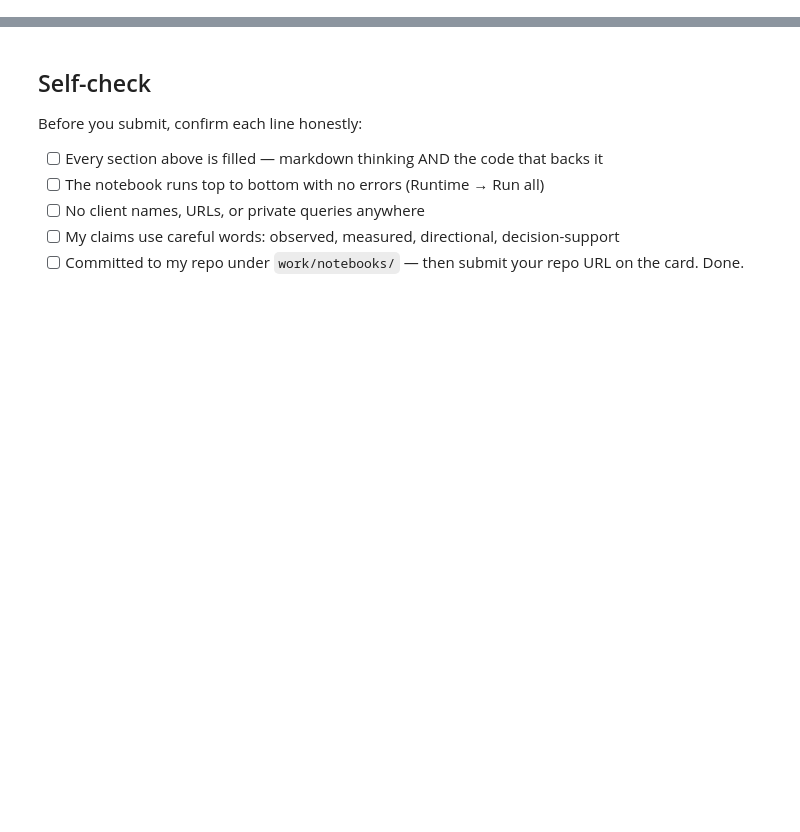
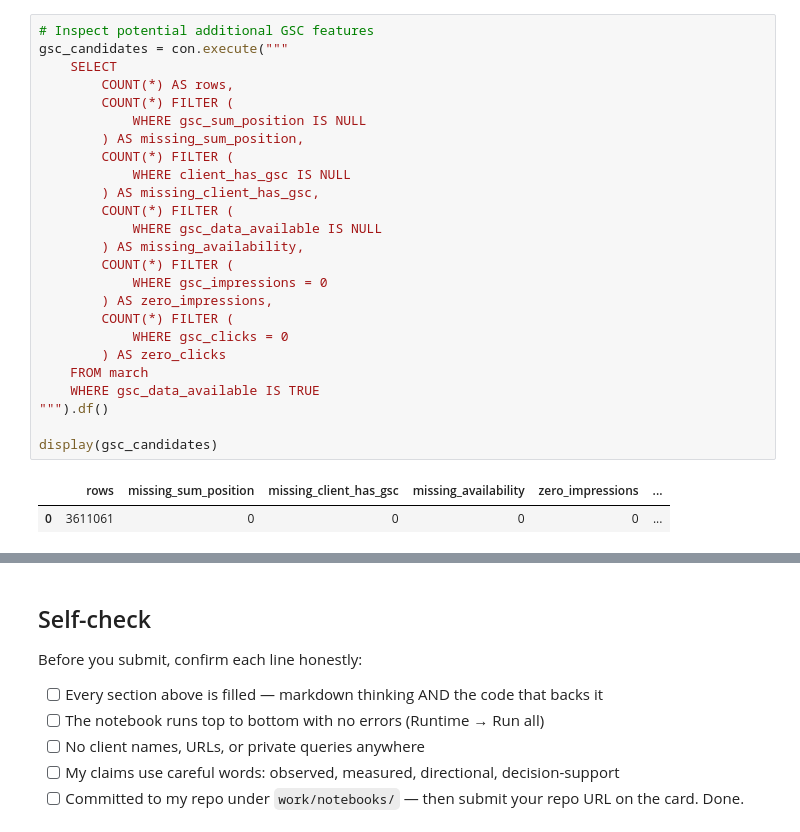
Before and after one commit to Dushyant1607/ml-internship, a Jupyter notebook: work/notebooks/w03_data_contract.ipynb, the cells around one changed output, grey strips where cells are left out. Drawn from its saved outputs; the diff is of its cells as text; blank space fills up the shorter version.

```diff
--- a/work/notebooks/w03_data_contract.ipynb
+++ b/work/notebooks/w03_data_contract.ipynb
@@ -36,0 +448,28 @@ This skeleton is yours to fill. Work the sections **in order** — each one has
+# %%
+# Inspect potential additional GSC features
+gsc_candidates = con.execute("""
+    SELECT
+        COUNT(*) AS rows,
+        COUNT(*) FILTER (
+            WHERE gsc_sum_position IS NULL
+        ) AS missing_sum_position,
+        COUNT(*) FILTER (
+            WHERE client_has_gsc IS NULL
+        ) AS missing_client_has_gsc,
+        COUNT(*) FILTER (
+            WHERE gsc_data_available IS NULL
+        ) AS missing_availability,
+        COUNT(*) FILTER (
+            WHERE gsc_impressions = 0
+        ) AS zero_impressions,
+        COUNT(*) FILTER (
+            WHERE gsc_clicks = 0
+        ) AS zero_clicks
+    FROM march
+    WHERE gsc_data_available IS TRUE
+""").df()
+
+display(gsc_candidates)
+# %% [output]
+|  | rows | missing_sum_position | missing_client_has_gsc | missing_availability | zero_impressions | ... |
+| 0 | 3611061 | 0 | 0 | 0 | 0 | ... |
```
Also changed, not shown: parts of 19 cells of this notebook.
